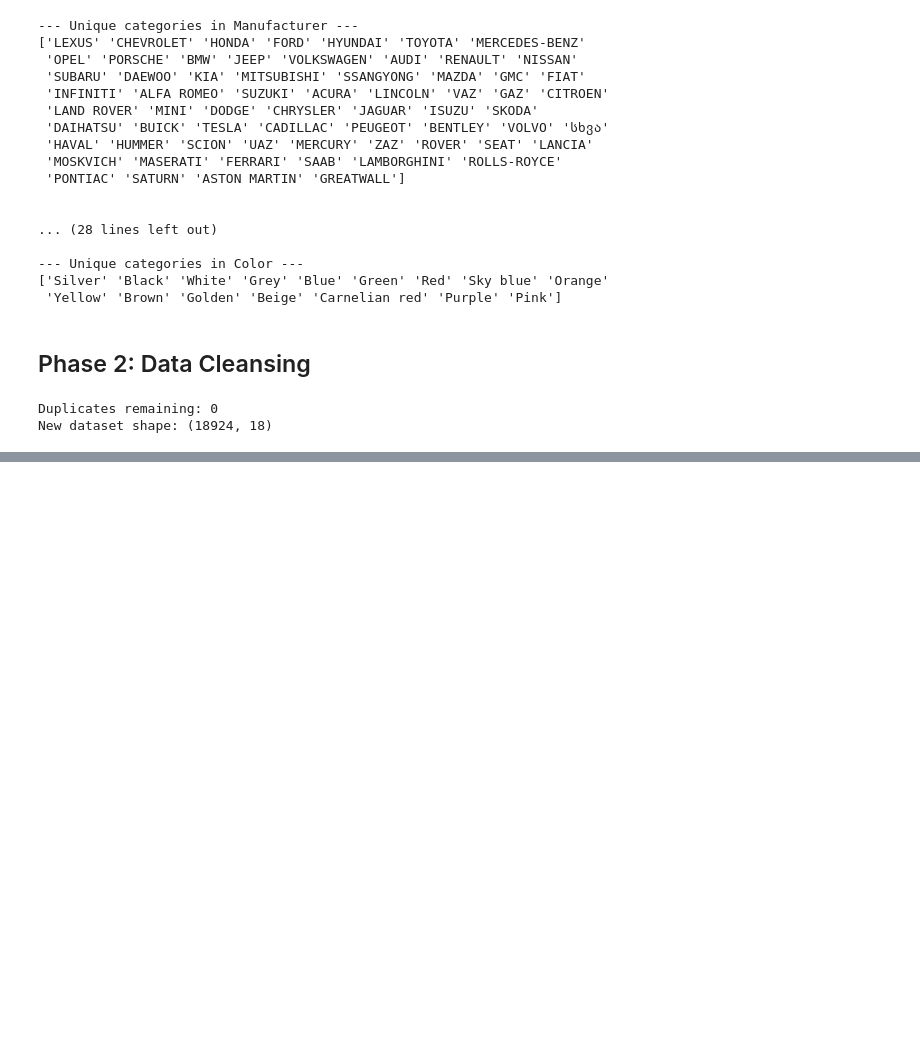
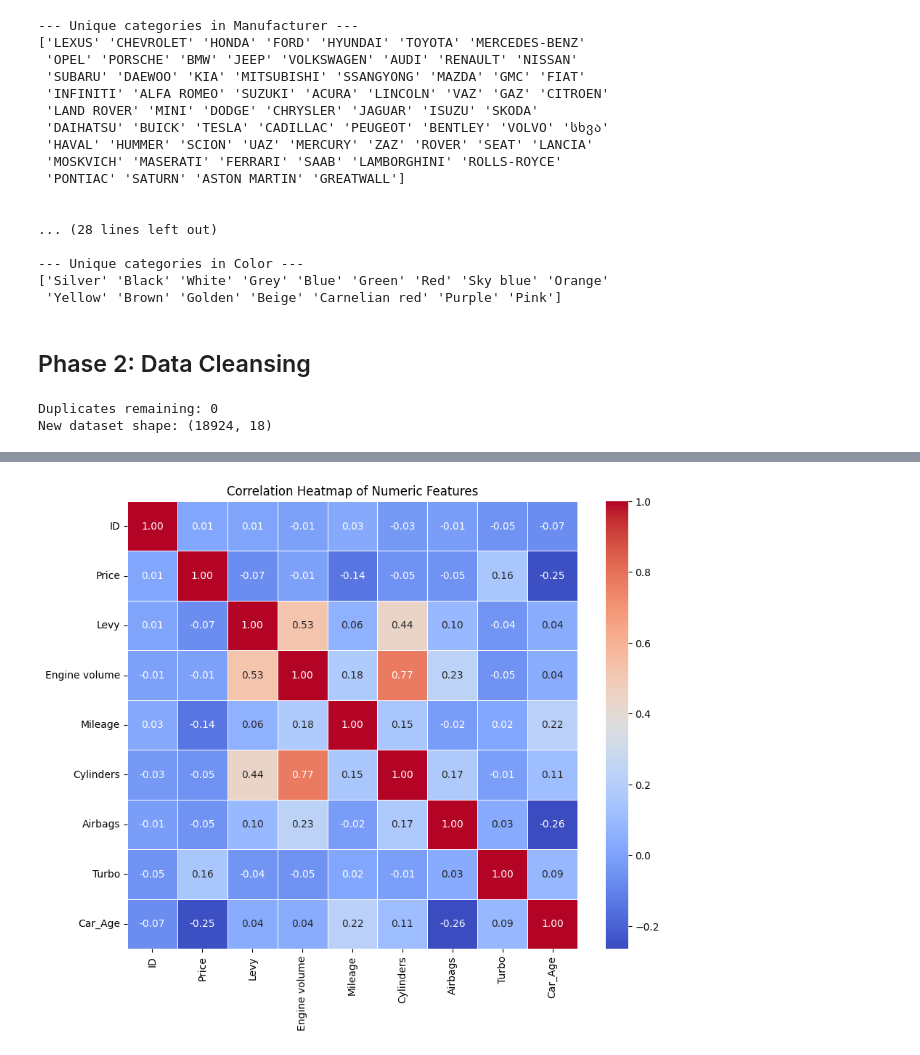
Before and after one commit to Kosala1988/IT5022---Fundamentals-of-Machine-Learning-, a Jupyter notebook: Used_Car_Price_Prediction.ipynb, the cells around one changed output, grey strips where cells are left out. Cells and saved outputs as stored; diff of their text form; code cells hidden in the pictures; blank space fills up the shorter version.

```diff
--- a/Used_Car_Price_Prediction.ipynb
+++ b/Used_Car_Price_Prediction.ipynb
@@ -320,0 +304,12 @@ plt.show()
+# %%
+# 2.3 Handling Missing Values
+# The 'Levy' column uses '-' as a placeholder for missing values.
+# We replace it with NaN, cast to float, and impute using the median Levy value.
+df['Levy'] = df['Levy'].replace('-', np.nan).astype(float)
+median_levy = df['Levy'].median()
+df['Levy'] = df['Levy'].fillna(median_levy)
+
+print("--- Step 2.3 Output: Imputed Levy ---")
+print(f"Median Levy applied: {median_levy}")
+print(f"Missing Levy values remaining: {df['Levy'].isnull().sum()}")
+display(df[['Levy']].head())
@@ -320,0 +375,14 @@ plt.show()
+# %%
+# ==============================================================================
+# Phase 2.75: Deep Exploratory Data Analysis (EDA)
+# ==============================================================================
+
+# 1. Correlation Heatmap (Crucial for Regression)
+# This shows how strongly each numeric feature is related to Price.
+plt.figure(figsize=(10, 8))
+numeric_cols = df.select_dtypes(include=['int64', 'float64', 'int32'])
+sns.heatmap(numeric_cols.corr(), annot=True, cmap='coolwarm', fmt=".2f", linewidths=0.5)
+plt.title('Correlation Heatmap of Numeric Features')
+plt.show()
+# %% [output]
+[figure, added]
```
Also changed, not shown: parts of 12 cells of this notebook.
